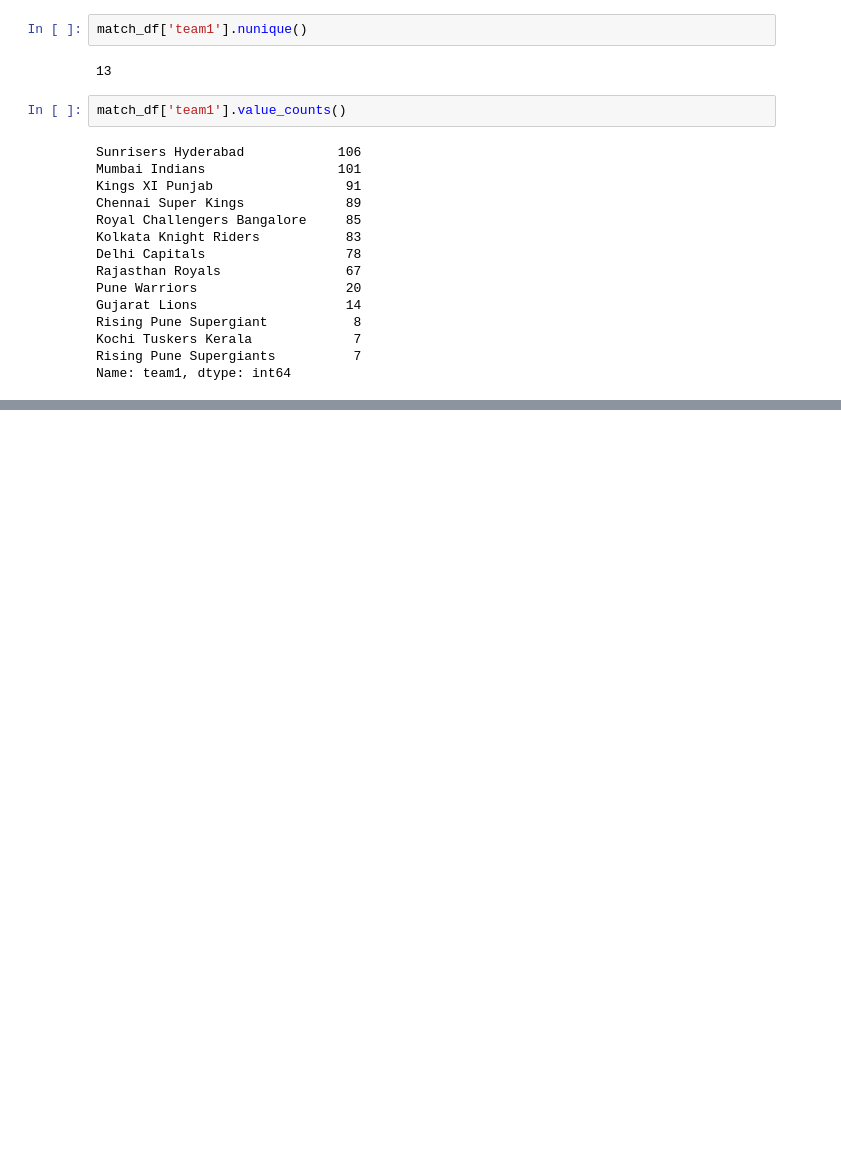
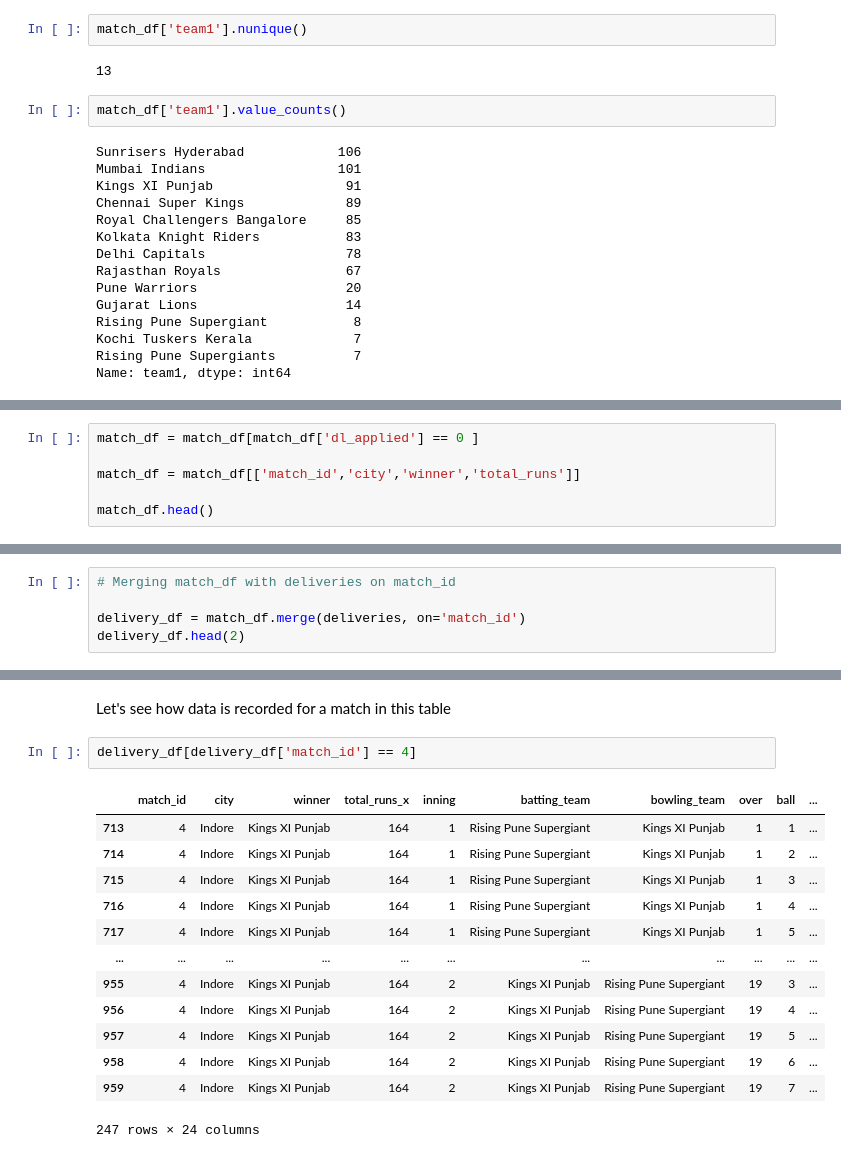
Before and after one commit to shekhar-banerjee96/IPL_Predictor, a Jupyter notebook: IPL_Prediction.ipynb, the cells around one changed output, grey strips where cells are left out. Saved outputs shown, nothing was run; the diff lists cells and outputs as text; blank space fills up the shorter version.

```diff
--- a/IPL_Prediction.ipynb
+++ b/IPL_Prediction.ipynb
@@ -248,0 +279,6 @@ Name: team1, dtype: int64
+# %%
+match_df = match_df[match_df['dl_applied'] == 0 ]
+
+match_df = match_df[['match_id','city','winner','total_runs']]
+
+match_df.head()
@@ -248,0 +300,5 @@ Name: team1, dtype: int64
+# %%
+# Merging match_df with deliveries on match_id
+
+delivery_df = match_df.merge(deliveries, on='match_id')
+delivery_df.head(2)
@@ -248,0 +310,18 @@ Name: team1, dtype: int64
+# %% [markdown]
+Let's see how data is recorded for a match in this table
+# %%
+delivery_df[delivery_df['match_id'] == 4]
+# %% [output]
+|  | match_id | city | winner | total_runs_x | inning | batting_team | bowling_team | over | ball | ... |
+| 713 | 4 | Indore | Kings XI Punjab | 164 | 1 | Rising Pune Supergiant | Kings XI Punjab | 1 | 1 | ... |
+| 714 | 4 | Indore | Kings XI Punjab | 164 | 1 | Rising Pune Supergiant | Kings XI Punjab | 1 | 2 | ... |
+| 715 | 4 | Indore | Kings XI Punjab | 164 | 1 | Rising Pune Supergiant | Kings XI Punjab | 1 | 3 | ... |
+| 716 | 4 | Indore | Kings XI Punjab | 164 | 1 | Rising Pune Supergiant | Kings XI Punjab | 1 | 4 | ... |
+| 717 | 4 | Indore | Kings XI Punjab | 164 | 1 | Rising Pune Supergiant | Kings XI Punjab | 1 | 5 | ... |
+| ... | ... | ... | ... | ... | ... | ... | ... | ... | ... | ... |
+| 955 | 4 | Indore | Kings XI Punjab | 164 | 2 | Kings XI Punjab | Rising Pune Supergiant | 19 | 3 | ... |
+| 956 | 4 | Indore | Kings XI Punjab | 164 | 2 | Kings XI Punjab | Rising Pune Supergiant | 19 | 4 | ... |
+| 957 | 4 | Indore | Kings XI Punjab | 164 | 2 | Kings XI Punjab | Rising Pune Supergiant | 19 | 5 | ... |
+| 958 | 4 | Indore | Kings XI Punjab | 164 | 2 | Kings XI Punjab | Rising Pune Supergiant | 19 | 6 | ... |
+| 959 | 4 | Indore | Kings XI Punjab | 164 | 2 | Kings XI Punjab | Rising Pune Supergiant | 19 | 7 | ... |
+247 rows × 24 columns
```
Also changed, not shown: parts of 28 cells of this notebook.
